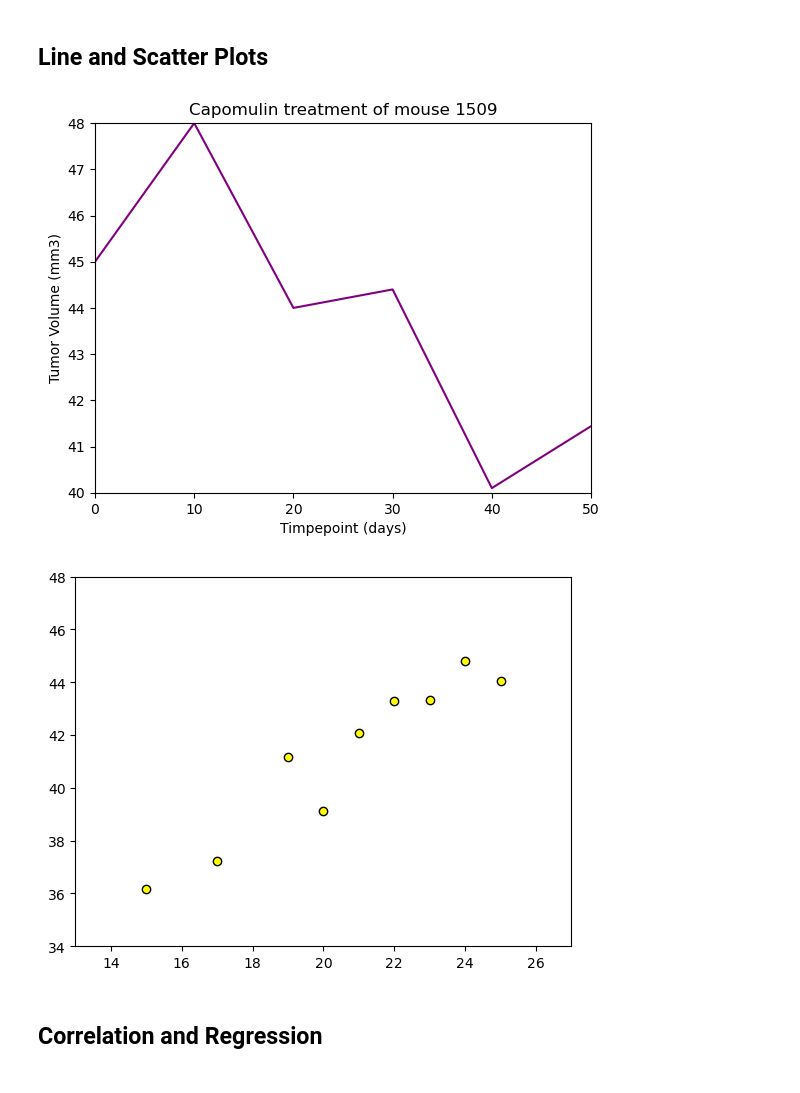
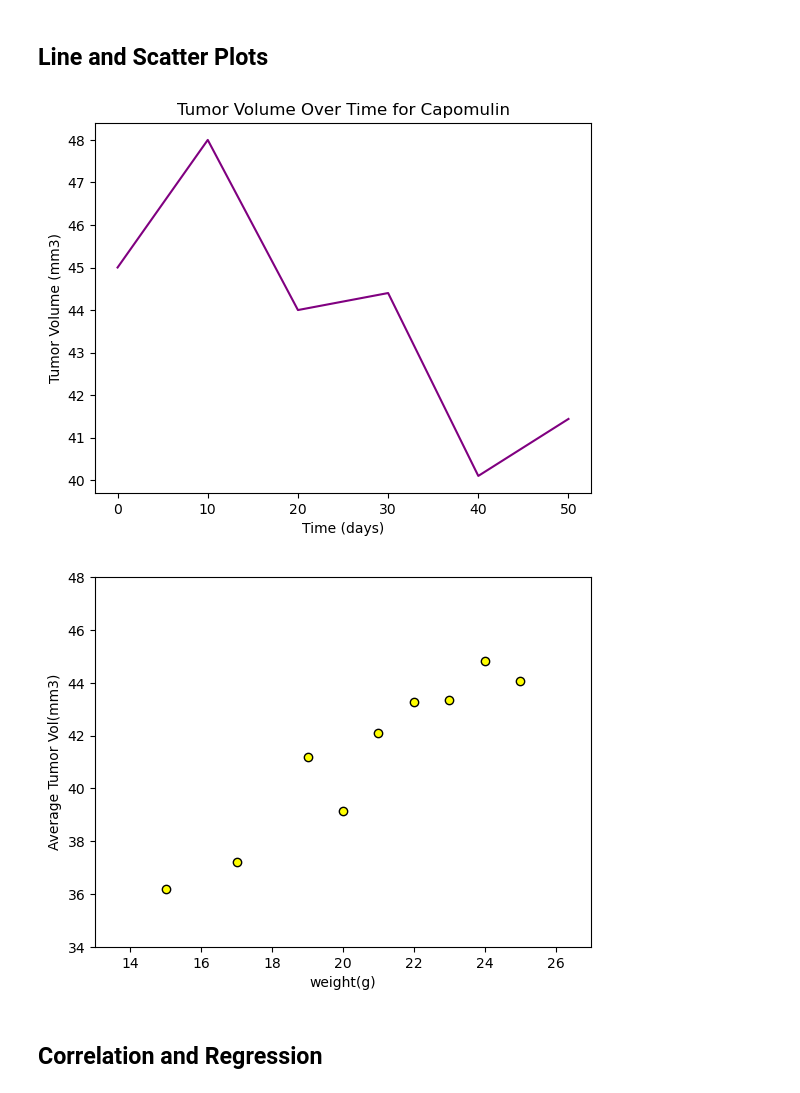
Before and after one commit to Loveyol4/Matplotlib-challenge, a Jupyter notebook: pymaceuticals_starter.ipynb, the cells around one changed output. Saved outputs shown, nothing was run; the diff lists cells and outputs as text; code cells hidden in the pictures.

```diff
--- a/pymaceuticals_starter.ipynb
+++ b/pymaceuticals_starter.ipynb
@@ -229,14 +215,16 @@ plt.show()
 # %%
 # Calculate the final tumor volume of each mouse across four of the treatment regimens:
 # Capomulin, Ramicane, Infubinol, and Ceftamin
+combined_data_df = pd.DataFrame(combined_data_df)
+selected_regimens = ['Capomulin', 'Ramicane', 'Infubinol', 'Ceftamin']
 
-combined_data_df = pd.DataFrame(cleaned_data_df)
-selected_regimens = ['Capomulin', 'Ramicane', 'Infubinol', 'Ceftamin']
-filtered_data = combined_data_df[combined_data_df['Drug Regimen'].isin(selected_regimens)]
 # Start by getting the last (greatest) timepoint for each mouse
-final_timepoints = filtered_data.groupby('Mouse ID')['Timepoint'].max()
+final_timepoints = combined_data_df.groupby('Mouse ID')["Timepoint"].max().reset_index()
+
 # Merge this group df with the original DataFrame to get the tumor volume at the last timepoint
 final_tumor_volume = pd.merge(final_timepoints, combined_data_df, on=['Mouse ID', 'Timepoint'], how='left')
+
 final_tumor_volume_filtered = final_tumor_volume[final_tumor_volume['Drug Regimen'].isin(selected_regimens)]
+
 print(final_tumor_volume_filtered[['Mouse ID', 'Drug Regimen', 'Timepoint', 'Tumor Volume (mm3)']])
 # %% [output]
@@ -256,12 +244,7 @@ print(final_tumor_volume_filtered[['Mouse ID', 'Drug Regimen', 'Timepoint', 'Tum
 [100 rows x 4 columns]
 # %%
 # Put treatments into a list for for loop (and later for plot labels)
-combined_data_df = pd.DataFrame(cleaned_data_df)
-treatments= ["Infubinol", "Ceftamin", "Ramicane", "Capomulin"]
-for treatment in treatments:
-
 # Create empty list to fill with tumor vol data (for plotting)
-tumor_vol =[]
 
 # Calculate the IQR and quantitatively determine if there are any potential outliers.
 
@@ -273,3 +256,27 @@ tumor_vol =[]
 
 
     # Determine outliers using upper and lower bounds
+treatments = ['Capomulin', 'Ramicane', 'Infubinol', 'Ceftamin']
+
+tumor_vol =[]
+outliers = []
+
+for treatment in treatments:
+    #selected_regimen= final_tumor_volume_filtered.loc [final_tumor_volume_filtered["Drug Regimen"]==treatment]
+   # tumor_vol.append(selected_regimen["Tumor Volume (mm3)"])
+    #quartiles = final_tumor_volume_filtered["Tumor Volume (mm3)"].quartile([0.25, 0.75])
+    selected_regimen = final_tumor_volume_filtered.loc[final_tumor_volume_filtered["Drug Regimen"] == treatment]
+    tumor_vol.append(selected_regimen["Tumor Volume (mm3)"])
+    quartiles = selected_regimen["Tumor Volume (mm3)"].quantile([0.25, 0.75])
+    low = quartiles[0.25]
+    high = quartiles [0.75]
+    iqr= high -low
+    lower_bound = low -1.5 * iqr
+    higher_bound = high + 1.5 * iqr
+    #outlier = final_tumor_volume_filtered.loc [final_tumor_volume_filtered["Tumor Volume (mm3)"]< low | final_tumor_volume_filtered["Tumor Volume (mm3)"]> high]
+    #outliers.append(outlier["Tumor Volume (mm3)"])
+    outlier = final_tumor_volume_filtered.loc[
+    (final_tumor_volume_filtered["Tumor Volume (mm3)"] < low) |
+    (final_tumor_volume_filtered["Tumor Volume (mm3)"] > high)
+    ]
+    outliers.append(outlier["Tumor Volume (mm3)"])
@@ -296,32 +297,27 @@ NameError: name 'plt' is not defined
 ## Line and Scatter Plots
 # %%
 # Generate a line plot of tumor volume vs. time point for a single mouse treated with Capomulin
-capomulin_data = cleaned_data_df[cleaned_data_df['Drug Regimen'] == 'Capomulin']
-x_axis= np.arange(0, 60, 10)
-tumor_vol = [45, 48, 44, 44.4,40.1, 41.44]
-plt.plot(x_axis, tumor_vol, color = "purple")
-plt.title("Capomulin treatment of mouse 1509")
-plt.xlabel("Timpepoint (days)")
-plt.ylabel("Tumor Volume (mm3)")
-
-plt.xlim(0, 50)
-plt.ylim(40, 48)
-
+tumor_vol = [45, 48, 44, 44.4, 40.1, 41.44]
+x_axis = np.arange(0, len(tumor_vol) * 10, 10)
+plt.plot(x_axis, tumor_vol, color="purple")
+plt.xlabel('Time (days)')
+plt.ylabel('Tumor Volume (mm3)')
+plt.title('Tumor Volume Over Time for Capomulin')
 plt.show()
 # %% [output]
-[figure, old version]
+[figure, new version]
 # %%
 # Generate a scatter plot of mouse weight vs. the average observed tumor volume for the entire Capomulin regimen
-capomulin_data = cleaned_data_df[cleaned_data_df['Drug Regimen'] == 'Capomulin']
+capomulin_data = combined_data_df[combined_data_df['Drug Regimen'] == 'Capomulin']
 weight_average = capomulin_data.groupby('Weight (g)')['Tumor Volume (mm3)'].mean()
 plt.scatter(weight_average.index, weight_average.values, marker="o", facecolors="yellow", edgecolors="black")
-xlabel="weight(g)"
-ylabel="Average Tumor Vol(mm3)"
+plt.xlabel("weight(g)")
+plt.ylabel("Average Tumor Vol(mm3)")
 plt.ylim(34,48)
 plt.xlim(13,27)
 
 plt.show()
 # %% [output]
-[figure, old version]
+[figure, new version]
 # %% [markdown]
 ## Correlation and Regression
```
Also changed, not shown: parts of 15 cells of this notebook.
